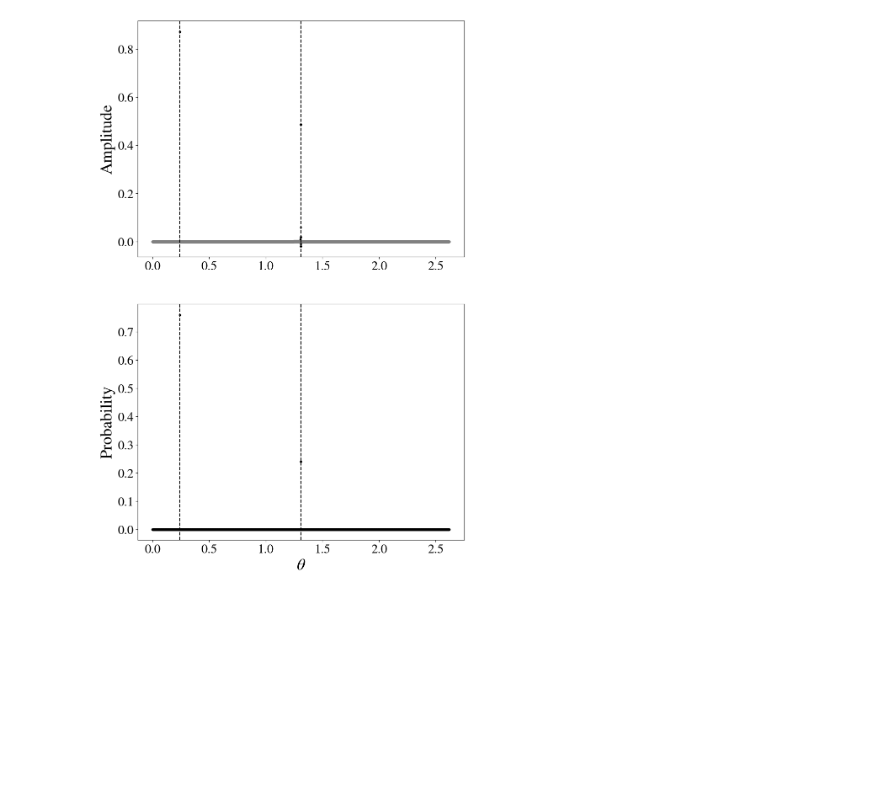
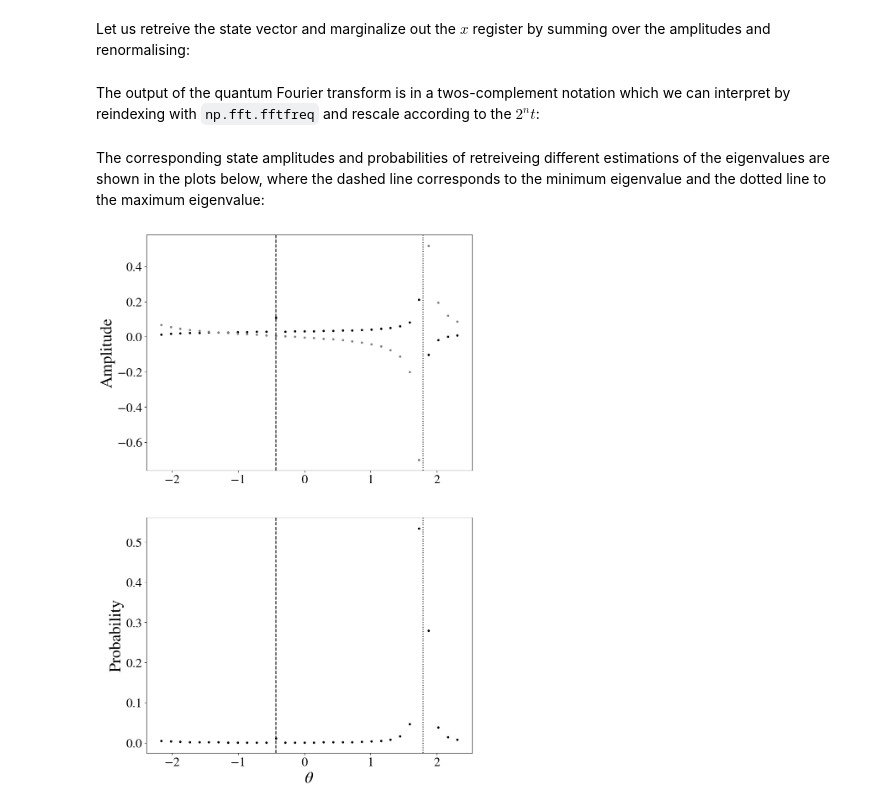
Before and after one commit to Fergus-Hayes/qiskit_tools, a Jupyter notebook: N11-phase_estimation_algorithm.ipynb, the cells around one changed output. Cells and saved outputs as stored; diff of their text form; code cells hidden in the pictures; blank space fills up the shorter version.

```diff
--- a/N11-phase_estimation_algorithm.ipynb
+++ b/N11-phase_estimation_algorithm.ipynb
@@ -90,4 +108,4 @@ nx = int(np.log2(A.shape[0]))
 # %%
 qreg = QuantumRegister(nx, 'x')
-qanc = QuantumRegister(nanc, 'anc')
-circ = QuantumCircuit(qreg, qanc)
+qout = QuantumRegister(n, 'out')
+circ = QuantumCircuit(qreg, qout)
@@ -96,3 +118,3 @@ A_gate = HamiltonianGate(A, t)
 # %%
 circ.h(qreg[0]);
-circ = qt.PhaseEst(circ, qreg, qanc, A_gate)
+circ = qt.PhaseEst(circ, qreg, qout, A_gate)
@@ -105,34 +129,40 @@ backend = Aer.get_backend('statevector_simulator')
 job = execute(circ, backend)
 result = job.result()
 state_vector = np.asarray(result.get_statevector())
+# %% [markdown]
+Let us retreive the state vector and marginalize out the $x$ register by summing over the amplitudes and renormalising:
 # %%
-state_v = np.asarray(state_vector).reshape((2**nanc,2**nx)).T
+state_v = np.asarray(state_vector).reshape((2**n,2**nx)).T
 state_v = np.sum(state_v, axis=0)
 state_v = state_v/np.sqrt(np.sum(np.abs(state_v)**2))
+# %% [markdown]
+The output of the quantum Fourier transform is in a twos-complement notation which we can interpret by reindexing with `np.fft.fftfreq` and rescale according to the $2^{n}t$:
 # %%
-xs = np.arange(2**nanc)/(t0*2**nanc)
+xs = np.fft.fftfreq(2**n,2.**(-n))/(t0*2**(n))
+# %% [markdown]
+The corresponding state amplitudes and probabilities of retreiveing different estimations of the eigenvalues are shown in the plots below, where the dashed line corresponds to the minimum eigenvalue and the dotted line to the maximum eigenvalue:
 # %%
 fig = plt.figure(figsize=np.array(figsize)*[1,2])
 ax = fig.add_subplot(211)
 
 plt.scatter(xs, state_v.real, marker='.', color='black')
 plt.scatter(xs, state_v.imag, marker='.', color='grey')
 ax.set_ylabel('Amplitude', fontsize=fontsize);
 ax.tick_params(axis='both', labelsize=ticksize);
 
 ax.axvline(lambda_min, ls='--', color='black')
-ax.axvline(lambda_max, ls='--', color='black')
+ax.axvline(lambda_max, ls=':', color='black')
 
 ax = fig.add_subplot(212)
 
 plt.scatter(xs, np.abs(state_v)**2, marker='.', color='black')
 ax.set_xlabel(r'$\theta$', fontsize=fontsize);
 ax.set_ylabel('Probability', fontsize=fontsize);
 ax.tick_params(axis='both', labelsize=ticksize);
 
 ax.axvline(lambda_min, ls='--', color='black')
-ax.axvline(lambda_max, ls='--', color='black')
+ax.axvline(lambda_max, ls=':', color='black')
 
 plt.show()
 # %% [output]
-[figure, old version]
+[figure, new version]
```
Also changed, not shown: parts of 25 cells of this notebook, 5 other files.
